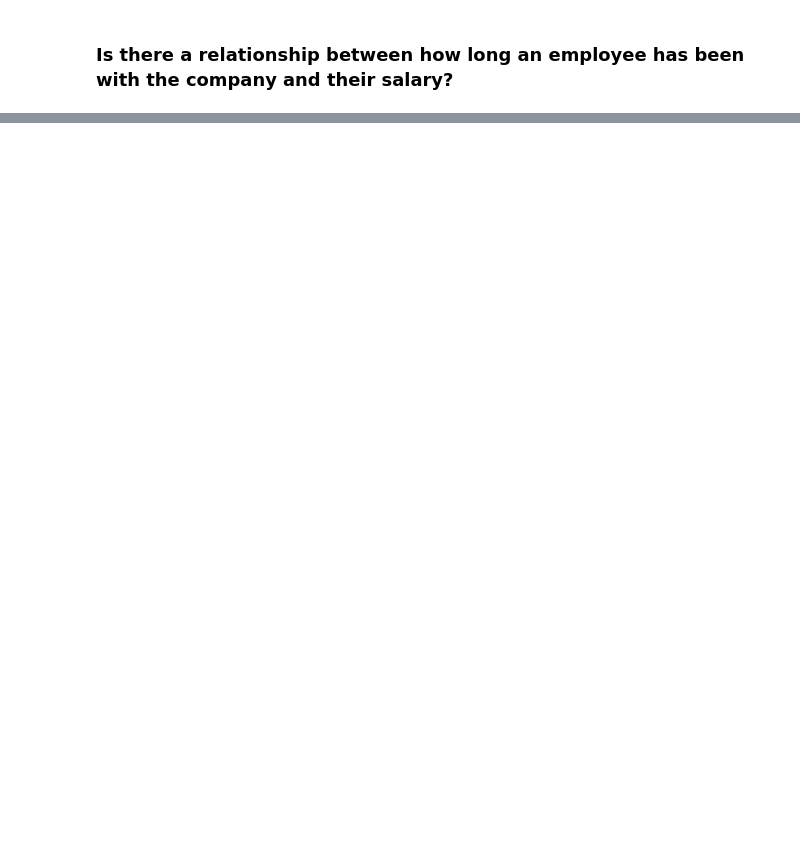
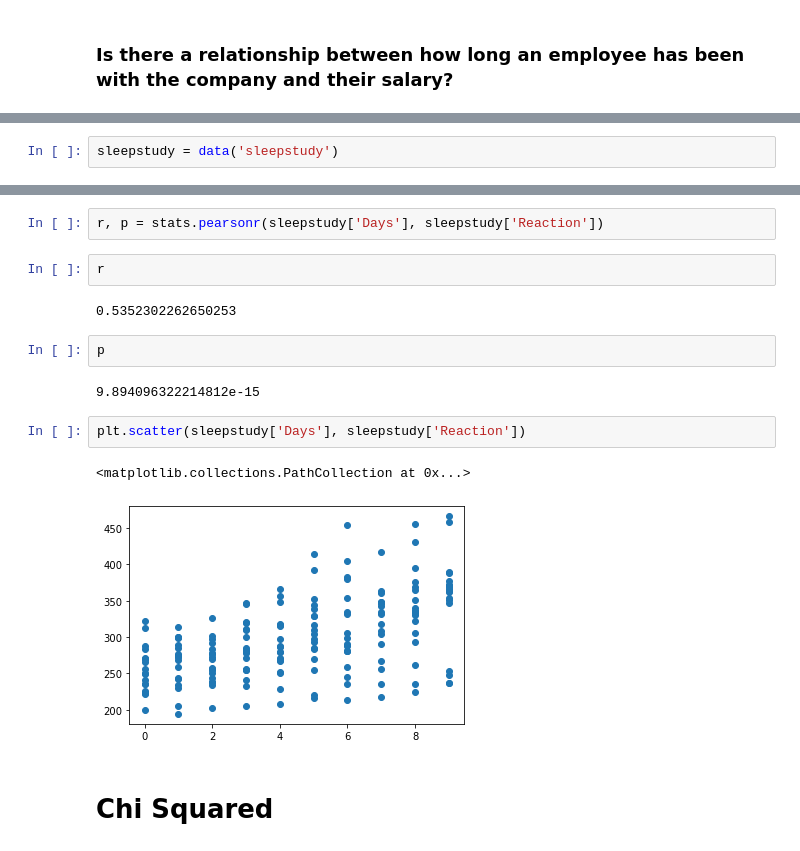
Before and after one commit to johngrinstead/statistics-exercises, a Jupyter notebook: hypothesis_testing.ipynb, the cells around one changed output, grey strips where cells are left out. Cells and saved outputs as stored; diff of their text form; blank space fills up the shorter version.

```diff
--- a/hypothesis_testing.ipynb
+++ b/hypothesis_testing.ipynb
@@ -381,0 +412,2 @@ employees['time'] = curdate() -
+# %%
+sleepstudy = data('sleepstudy')
@@ -381,0 +443,17 @@ employees['time'] = curdate() -
+# %%
+r, p = stats.pearsonr(sleepstudy['Days'], sleepstudy['Reaction'])
+# %%
+r
+# %% [output]
+0.5352302262650253
+# %%
+p
+# %% [output]
+9.894096322214812e-15
+# %%
+plt.scatter(sleepstudy['Days'], sleepstudy['Reaction'])
+# %% [output]
+<matplotlib.collections.PathCollection at 0x...>
+[figure, added]
+# %% [markdown]
+# Chi Squared
```
Also changed, not shown: parts of 48 cells of this notebook.
